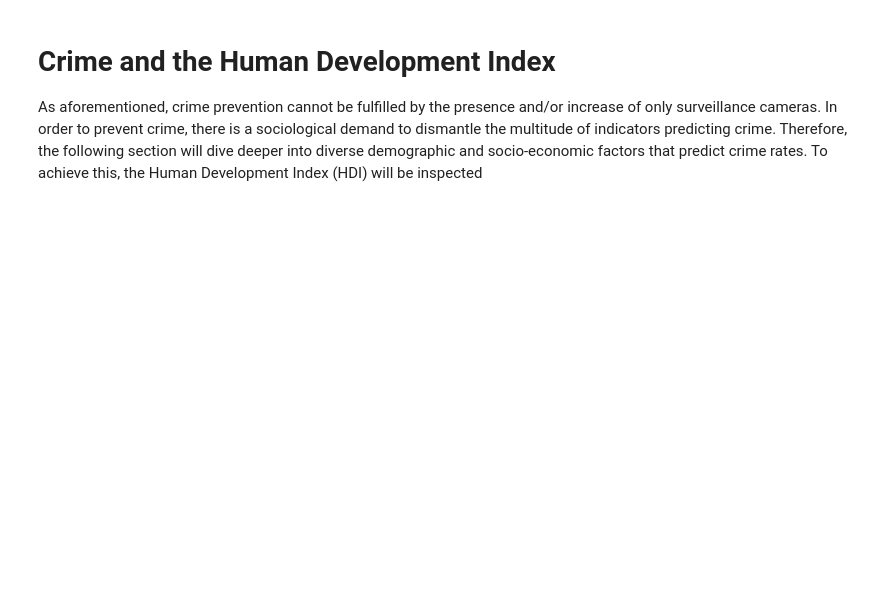
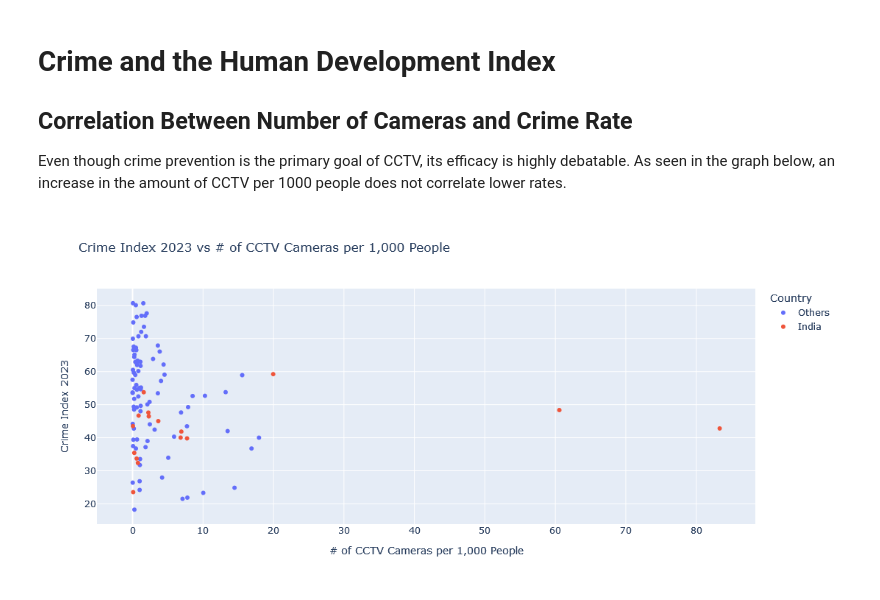
Before and after one commit to dejessias/Surveillance-Crime, a Jupyter notebook: docs/Perspective 2.ipynb, the cells around one changed output. Cells and saved outputs as stored; diff of their text form; code cells hidden in the pictures; blank space fills up the shorter version.

```diff
--- a/docs/Perspective 2.ipynb
+++ b/docs/Perspective 2.ipynb
@@ -1,6 +1,54 @@
 # %% [markdown]
 # Crime and the Human Development Index
 
-As aforementioned, crime prevention cannot be fulfilled by the presence and/or
-increase of only surveillance cameras. In order to prevent crime, there is a sociological
-demand to dismantle the multitude of indicators predicting crime. Therefore, the following section will dive deeper into diverse demographic and socio-economic factors that predict crime rates. To achieve this, the Human Development Index (HDI) will be inspected
+## Correlation Between Number of Cameras and Crime Rate
+
+Even though crime prevention is the primary goal of CCTV, its efficacy is highly debatable. As seen in the graph below, an increase in the amount of CCTV per 1000 people does not correlate lower rates.
+# %%
+import numpy as np
+import pandas as pd
+pd.options.mode.chained_assignment = None
+import plotly.graph_objs as go
+import plotly.express as px
+from plotly.offline import init_notebook_mode
+init_notebook_mode(connected=True)
+
+import matplotlib.pyplot as plt
+import numpy as np
+
+cctv = pd.read_csv("datasets/cctv.csv")
+
+cctv_west = cctv[cctv["Country"] != "China"]
+
+# Define a new column for color based on the condition
+cctv_west['color'] = cctv_west['Country'].apply(lambda x: 'orange' if x == 'India' else 'blue')
+color_map = {'India': 'orange', 'Other': 'blue'}
+
+# Create the scatterplot
+fig = px.scatter(
+    cctv_west,
+    x='# of CCTV Cameras per 1,000 People',
+    y='Crime Index 2023',
+    hover_name='City',
+    hover_data={'Country': True},
+    color = 'color',
+    title='Crime Index 2023 vs # of CCTV Cameras per 1,000 People'
+)
+
+# Customize hover label formatting
+fig.update_traces(
+    hovertemplate='City: %{hovertext}<br>Country: %{customdata[0]}<br>Crime Index 2023: %{x}<br># of CCTV Cameras per 1,000 People: %{y}'
+)
+
+fig.update_layout(
+    height=500,
+    legend_title='Country',
+)
+
+newnames = {'blue' : 'Others', 'orange' : 'India'}
+fig.for_each_trace(lambda t: t.update(name = newnames[t.name]))
+
+# Show the plot
+fig.show()
+# %% [output]
+[figure, added]
```
Also changed, not shown: parts of 13 cells of this notebook, 20 other files.
